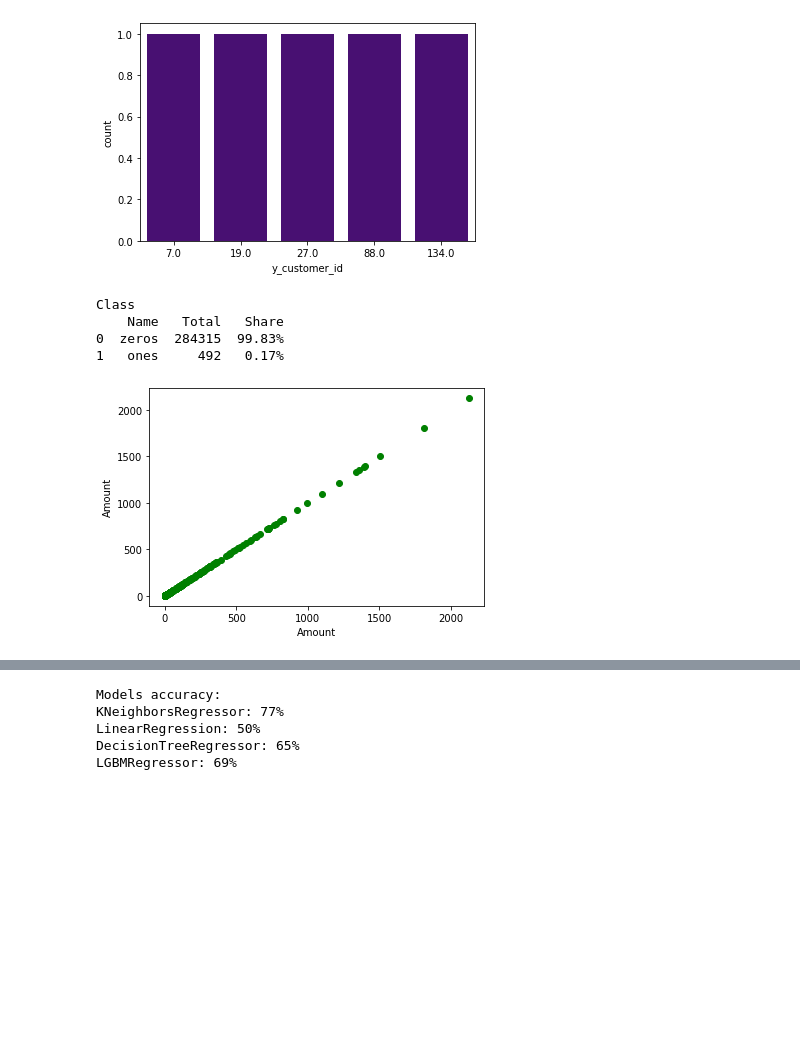
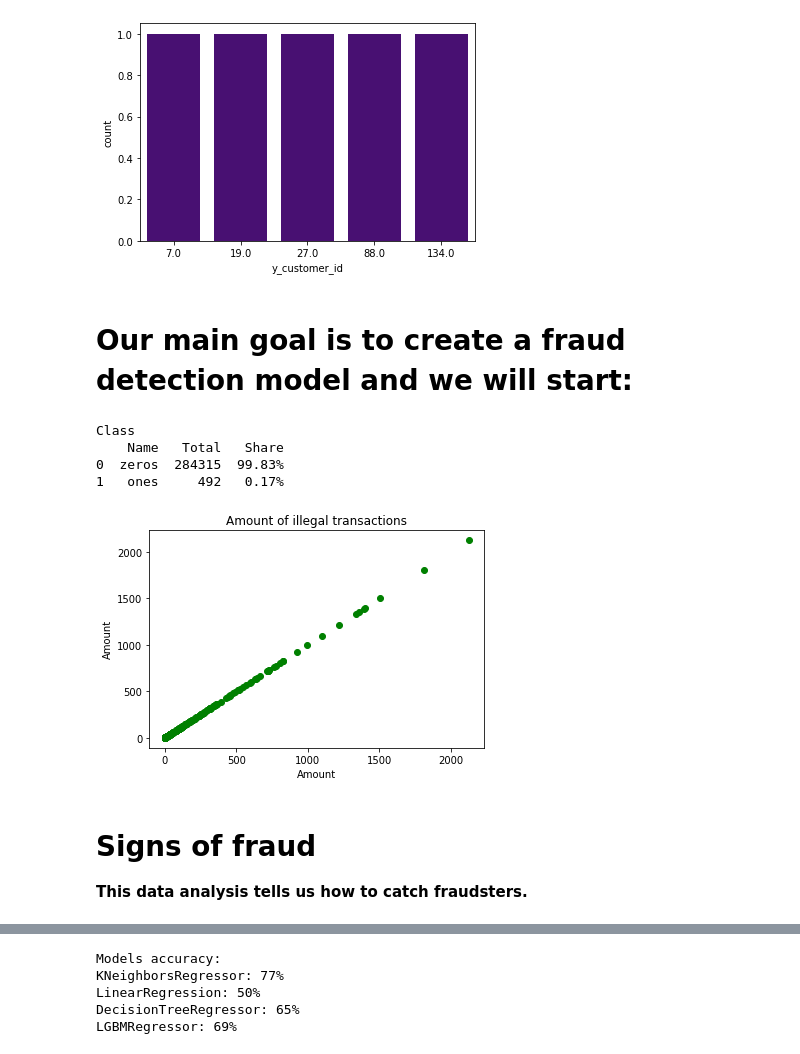
Before and after one commit to Abdulhay004/my_paypal, a Jupyter notebook: my_paypal.ipynb, the cells around one changed output, grey strips where cells are left out. Cells and saved outputs as stored; diff of their text form; code cells hidden in the pictures; blank space fills up the shorter version.

```diff
--- a/my_paypal.ipynb
+++ b/my_paypal.ipynb
@@ -20,6 +21,9 @@ from sklearn.tree import DecisionTreeRegressor
 class My_PayPal:
   def __init__(self, data):
     self.data = pd.read_csv(data)
+
+  def v_columns(self):
+    return self.data[self.data.columns[1:29]]
 
   # head of dataset
   def data_head(self):
@@ -60,7 +64,8 @@ class My_PayPal:
 
   # SUM OF DATA, a mathematical calculation of all the columns in the data set
   def data_sum(self):
-    return self.data.sum()
+    data = self.data[self.data.columns[:-2]]
+    return data.sum()
 
   # INFO AND ISNULL OF DATASET, data set information and null checks
   def data_info(self):
@@ -129,7 +134,7 @@ class My_PayPal:
     data[['x_terminal_id', 'y_terminal_id']] = data[['x_terminal_id', 'y_terminal_id']] * 100
     return data
 
-url = 'https://storage.googleapis.com/qwasar-public/track-ds/my_paypal_creditcard.csv'
+url = '../Download/Data/my_paypal_creditcard.csv'
 PayPal = My_PayPal(url)
 
 customer_profiles_table = PayPal.generate_customer_profiles_table()
@@ -303,6 +319,9 @@ n(customer_profiles_table)
 # %% [output]
 [figure]
 [figure]
+# %% [markdown]
+
+# **Our main goal is to create a fraud detection model and we will start:**
 # %%
 PayPal.about_class_column()
 # %% [output]
@@ -313,16 +332,17 @@ Class
 # %%
 # This function ensures the amount of money transfers of fraudulent services
 def fraud_and_quantity(data):
   amount = data.Amount
   plt.scatter(amount, amount, color = "green")
+  plt.title("Amount of illegal transactions")
   plt.xlabel("Amount")
   plt.ylabel("Amount")
   plt.show()
 
 
 
 amound_and_class = PayPal.return_of_amount_and_class_columns()
 class_1 = amound_and_class[amound_and_class.Class == 1]
 fraud_and_quantity(class_1)
 # %% [output]
-[figure, old version]
+[figure, new version]
@@ -328,0 +355,4 @@ fraud_and_quantity(class_1)
+# %% [markdown]
+# Signs of fraud
+
+**This data analysis tells us how to catch fraudsters.**
```
Also changed, not shown: parts of 19 cells of this notebook.
